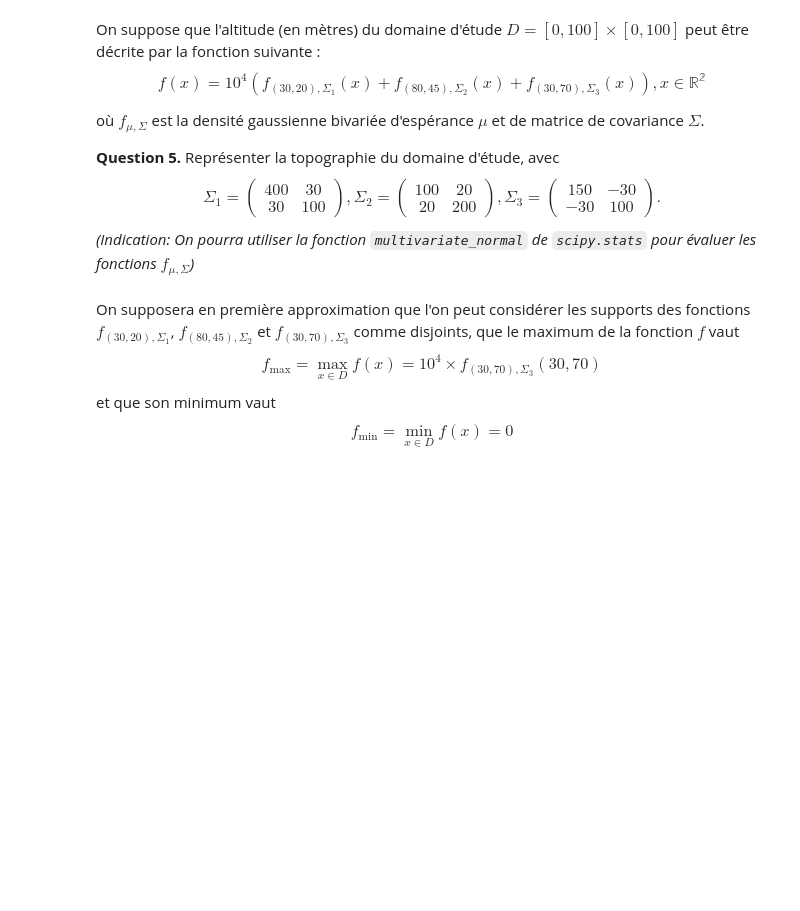
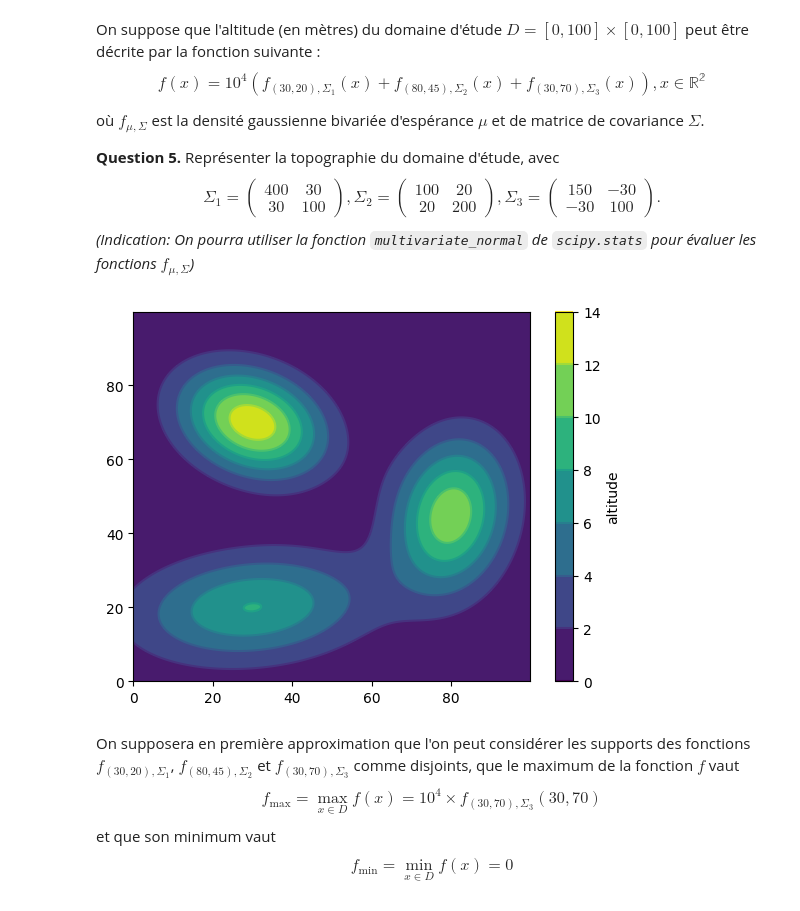
Before and after one commit to camilleprig/projet_maths_info, a Jupyter notebook: projetproba.ipynb, the cells around one changed output. Drawn from its saved outputs; the diff is of its cells as text; code cells hidden in the pictures; blank space fills up the shorter version.

```diff
--- a/projetproba.ipynb
+++ b/projetproba.ipynb
@@ -195,27 +198,32 @@ où $f_{\mu, \Sigma}$ est la densité gaussienne bivariée d'espérance $\mu$ et
 $$\Sigma_1 = \begin{pmatrix} 400 & 30 \\ 30 & 100\end{pmatrix}, \Sigma_2 = \begin{pmatrix} 100 & 20 \\ 20 & 200\end{pmatrix}, \Sigma_3 = \begin{pmatrix} 150 & -30 \\ -30 & 100\end{pmatrix}.$$
 *(Indication: On pourra utiliser la fonction `multivariate_normal`  de `scipy.stats` pour évaluer les fonctions $f_{\mu, \Sigma}$)*
 # %%
+from scipy.stats import multivariate_normal
 x, y = np.mgrid[0:100:.05, 0:100:.05]
 
 pos = np.dstack((x, y))
 
 
 def topo(x):
-
-    return
+    f1=multivariate_normal.pdf(x, mean=[30,20], cov=[[400,30],[30,100]])
+    f2=multivariate_normal.pdf(x, mean=[80,45], cov=[[100,20],[20,200]])
+    f3=multivariate_normal.pdf(x, mean=[30,70], cov=[[150,-30],[-30,100]])
+    return 10**4*(f1+f2+f3)
 
 fig = plt.figure()
 
 ax = fig.add_subplot(111)
 
 CS = ax.contourf(x, y, topo(pos))
 CS2 = ax.contour(CS, levels=CS.levels)
 # Make a colorbar for the ContourSet returned by the contourf call.
 cbar = fig.colorbar(CS)
 cbar.ax.set_ylabel('altitude')
 # Add the contour line levels to the colorbar
 cbar.add_lines(CS2)
 plt.show()
+# %% [output]
+[figure, added]
 # %% [markdown]
 On supposera en première approximation que l'on peut considérer les supports des fonctions $f_{(30,20),\Sigma_1}$, $f_{(80,45),\Sigma_2}$ et $f_{(30,70),\Sigma_3}$ comme disjoints, que le maximum de la fonction $f$ vaut
 $$ f_{\max}=\max_{x\in D} f(x)=10^4\times f_{(30,70),\Sigma_3}(30,70) $$
```
Also changed, not shown: parts of 2 cells of this notebook.
